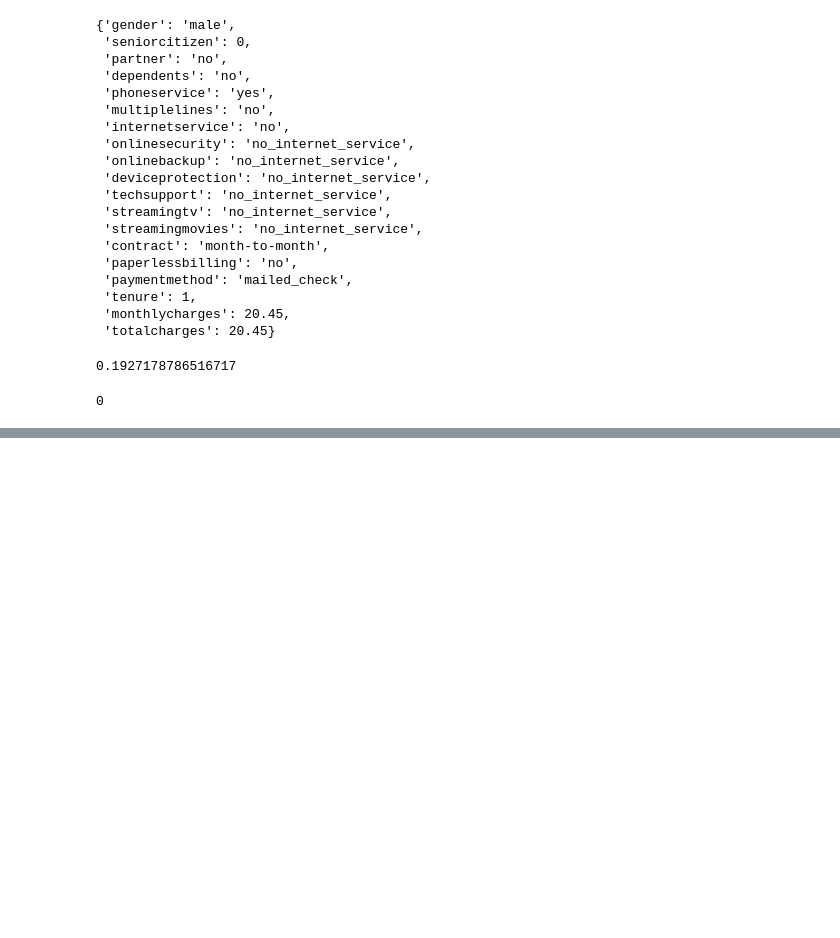
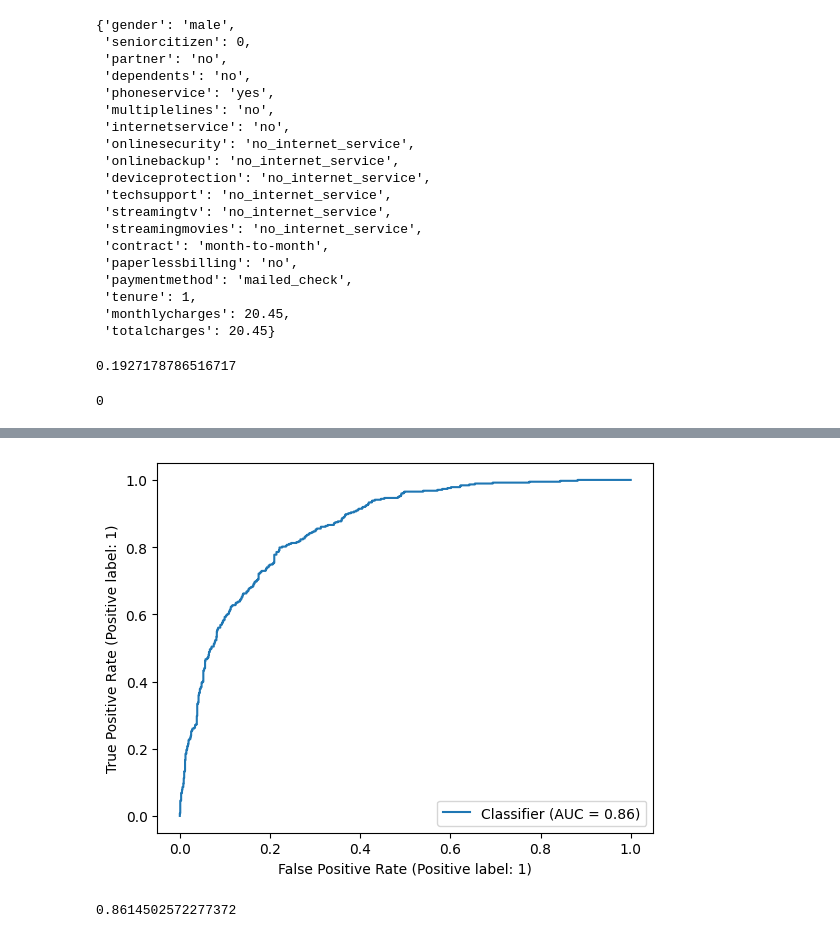
Before and after one commit to a-kravets/Data-Analytics-Projects, a Jupyter notebook: Churn Prediction/churn-prediction.ipynb, the cells around one changed output, grey strips where cells are left out. Drawn from its saved outputs; the diff is of its cells as text; code cells hidden in the pictures; blank space fills up the shorter version.

```diff
--- a/Churn Prediction/churn-prediction.ipynb
+++ b/Churn Prediction/churn-prediction.ipynb
@@ -954,0 +955,11 @@ disp.plot()
+# %%
+from sklearn.metrics import RocCurveDisplay
+
+RocCurveDisplay.from_predictions(y_test, y_pred)
+plt.show()
+# %% [output]
+[figure, added]
+# %%
+metrics.roc_auc_score(y_test,y_pred)
+# %% [output]
+0.8614502572277372
```
Also changed, not shown: parts of 4 cells of this notebook.
